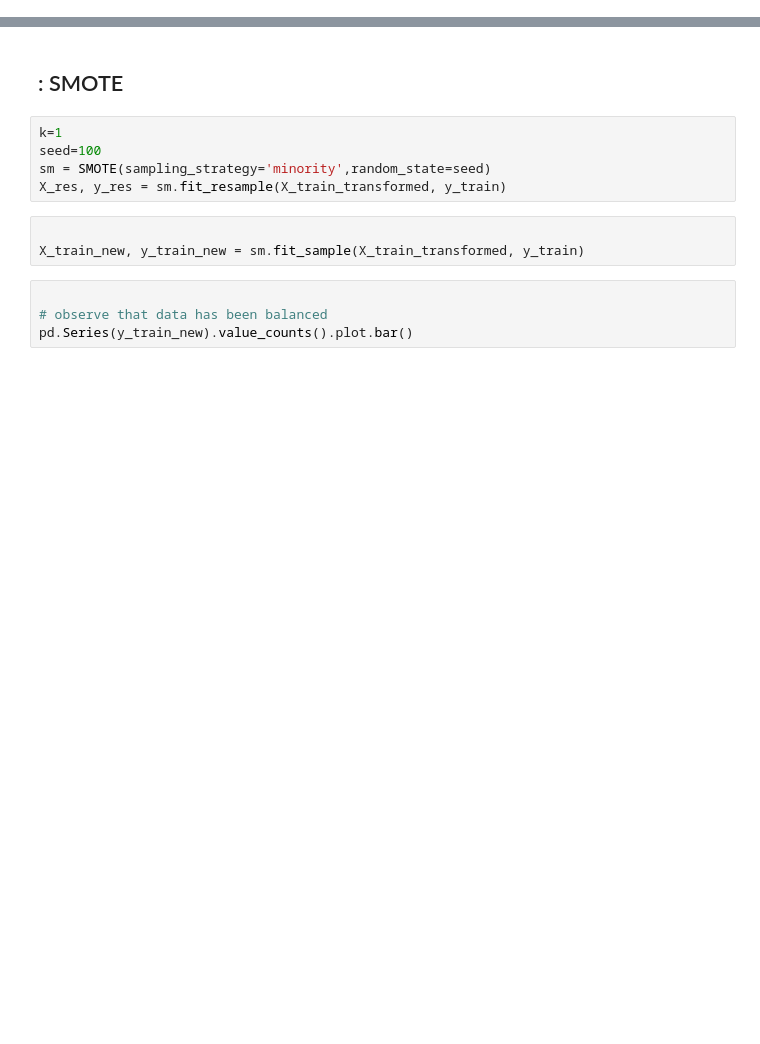
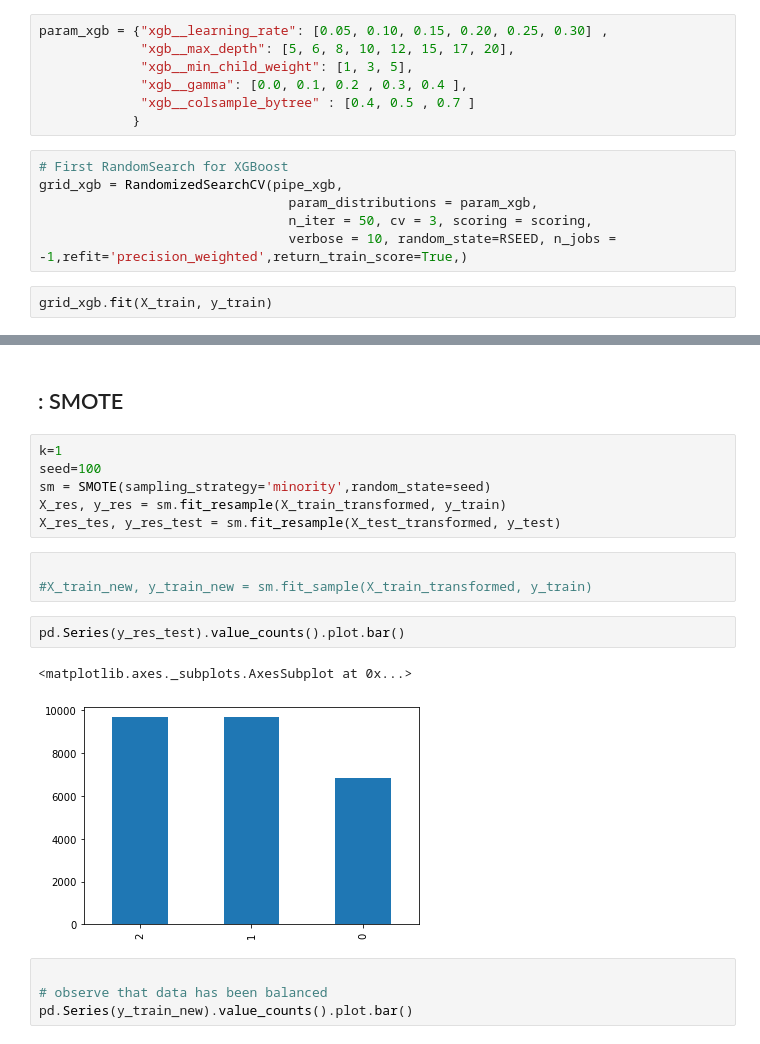
Before and after one commit to roble-chris/Captsone-PumpitUp, a Jupyter notebook: #2 Predictive Modelling.ipynb, the cells around one changed output, grey strips where cells are left out. Drawn from its saved outputs; the diff is of its cells as text; blank space fills up the shorter version.

```diff
--- a/#2 Predictive Modelling.ipynb
+++ b/#2 Predictive Modelling.ipynb
@@ -587,0 +607,15 @@ pipeline_xgb = Pipeline([
+# %%
+param_xgb = {"xgb__learning_rate": [0.05, 0.10, 0.15, 0.20, 0.25, 0.30] ,
+             "xgb__max_depth": [5, 6, 8, 10, 12, 15, 17, 20],
+             "xgb__min_child_weight": [1, 3, 5],
+             "xgb__gamma": [0.0, 0.1, 0.2 , 0.3, 0.4 ],
+             "xgb__colsample_bytree" : [0.4, 0.5 , 0.7 ]
+            }
+# %%
+# First RandomSearch for XGBoost
+grid_xgb = RandomizedSearchCV(pipe_xgb,
+                                param_distributions = param_xgb,
+                                n_iter = 50, cv = 3, scoring = scoring,
+                                verbose = 10, random_state=RSEED, n_jobs = -1,refit='precision_weighted',return_train_score=True,)
+# %%
+grid_xgb.fit(X_train, y_train)
@@ -592,9 +689,15 @@ k=1
 seed=100
 sm = SMOTE(sampling_strategy='minority',random_state=seed)
 X_res, y_res = sm.fit_resample(X_train_transformed, y_train)
+X_res_tes, y_res_test = sm.fit_resample(X_test_transformed, y_test)
 # %%
 
-X_train_new, y_train_new = sm.fit_sample(X_train_transformed, y_train)
+#X_train_new, y_train_new = sm.fit_sample(X_train_transformed, y_train)
+# %%
+pd.Series(y_res_test).value_counts().plot.bar()
+# %% [output]
+<matplotlib.axes._subplots.AxesSubplot at 0x...>
+[figure, added]
 # %%
 
 # observe that data has been balanced
```
Also changed, not shown: parts of 21 cells of this notebook.
